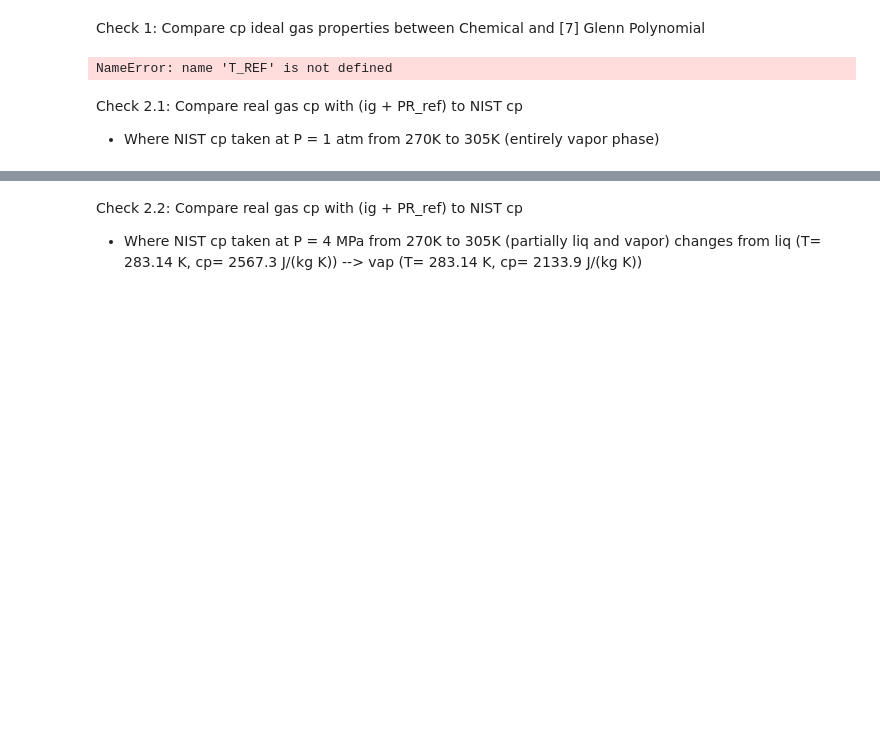
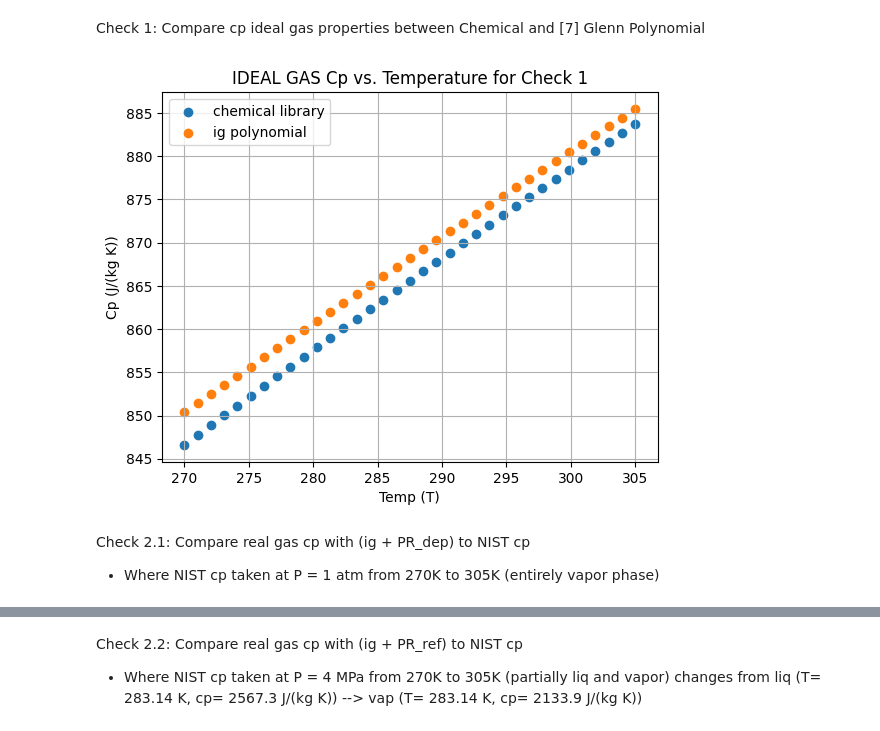
Before and after one commit to rwright403/king_hybrid, a Jupyter notebook: src/thermo_property_lookup/27-feb-2025-testing-thermo-properties.ipynb, the cells around one changed output, grey strips where cells are left out. Drawn from its saved outputs; the diff is of its cells as text; code cells hidden in the pictures; blank space fills up the shorter version.

```diff
--- a/src/thermo_property_lookup/27-feb-2025-testing-thermo-properties.ipynb
+++ b/src/thermo_property_lookup/27-feb-2025-testing-thermo-properties.ipynb
@@ -29,81 +71,45 @@ imported libraries
 # %% [markdown]
 Check 1: Compare cp ideal gas properties between Chemical and [7] Glenn Polynomial
-# %%
-def T_sat_polynomial(P):
-    A = 4.80716087
-    B = 967.819748
-    C = 19.6368887
-
-    T_sat = B/(A -np.log10( P/100000) ) - C
-    # Apply temperature limits
-    if 140 < T_sat and T_sat < 310:
-        return T_sat
-    raise ValueError("Temperature outside of function bounds!")
-
-P_arr = np.linspace(3.5e6, 5.5e6, 20)
-poly_t_sat_arr = []
-cool_tsat_arr = []
-preos_tsat_arr = []
-
-
-for P in P_arr:
-
-    poly_t_sat_arr.append( T_sat_polynomial(P) )
-    cool_tsat_arr.append( CP.PropsSI('T', 'P', P, 'Q', 0, 'N2O') )
-    preos_g = PR(Tc=TC, Pc=PC, omega=OMEGA, T=T_REF, P=P)
-    preos_tsat_arr.append( preos_g.Tsat(P) )
-
-
-
-plt.scatter(P_arr, poly_t_sat_arr, label = "polynomial", color = 'orchid')
-plt.scatter(P_arr, cool_tsat_arr, label = "coolprop", color = 'darkslateblue')
-plt.scatter(P_arr, preos_tsat_arr, label = "preos", color = 'dodgerblue')
-plt.xlabel('Pressure (Pa)')
-plt.ylabel('Tsat (K)')
-plt.title('Saturation Temperature vs Pressure for Check 6.1')
-plt.legend()
-plt.grid(True)
-plt.show()
-# %% [output]
-NameError: name 'T_REF' is not defined
 # %%
 def solve_cp_ig_polynomial(T):
     A = 21.62
     B = 72.81
     C = -57.78
     D = 18.3
     E = 0.0
     if 150<T and T<310:
         T_reduced = T/1000
 
         #NOTE: Thesis has this multiplied by a factor of 1000, but I think that is to convert MW because otherwise magnitude seems 1000x too big
         cp = (A + B*T_reduced + C*T_reduced**2 + D*T_reduced**3 + E/(T_reduced**2) ) / MW
 
         return cp #J/(kg K)
     raise ValueError("Temperature outside of function bounds!")
 
 
-P_arr = np.linspace(270, 305, (305-270) )
+T_arr = np.linspace(270, 305, (305-270) )
 
 cp_chemical_arr = []
 cp_polynomial_arr = []
 
 
-for T in temp_arr:
-    n2o_ig_for_cp = Chemical('N2O', T=T, P= 4e6)
+for T in T_arr:
+    n2o_ig_for_cp = Chemical('N2O', T=T, P= 4e6)  #note ideal gas properties not f of Pressure this is just to initialize object
     cp_chemical_arr.append( n2o_ig_for_cp.Cpg )
     cp_polynomial_arr.append( solve_cp_ig_polynomial(T) )
 
 
-plt.scatter(temp_arr, cp_chemical_arr, label = "chemical library")
-plt.scatter(temp_arr, cp_polynomial_arr, label = "ig polynomial")
+plt.scatter(T_arr, cp_chemical_arr, label = "chemical library")
+plt.scatter(T_arr, cp_polynomial_arr, label = "ig polynomial")
 plt.xlabel('Temp (T)')
 plt.ylabel('Cp (J/(kg K))')
 plt.title('IDEAL GAS Cp vs. Temperature for Check 1')
 plt.legend()
 plt.grid(True)
 plt.show()
+# %% [output]
+[figure, added]
 # %% [markdown]
-Check 2.1: Compare real gas cp with (ig + PR_ref) to NIST cp
+Check 2.1: Compare real gas cp with (ig + PR_dep) to NIST cp
 - Where NIST cp taken at P = 1 atm from 270K to 305K (entirely vapor phase)
 # %%
```
Also changed, not shown: parts of 21 cells of this notebook, 1 other file.
